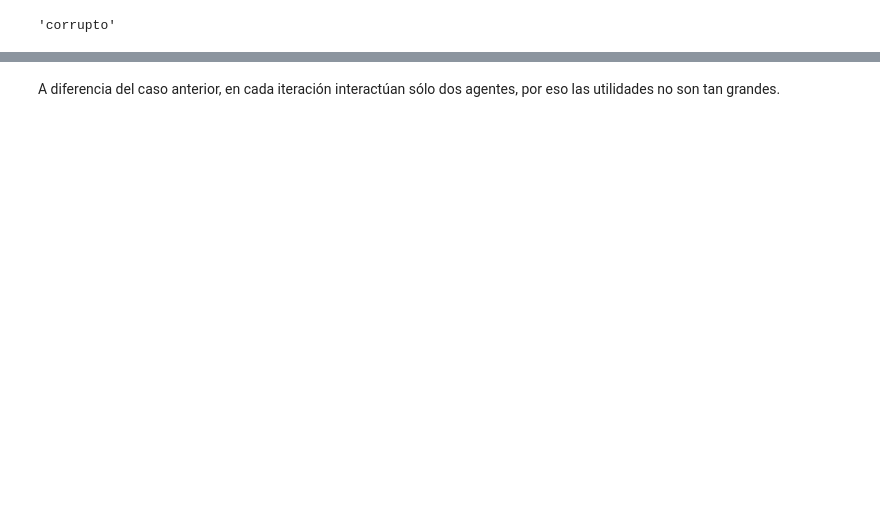
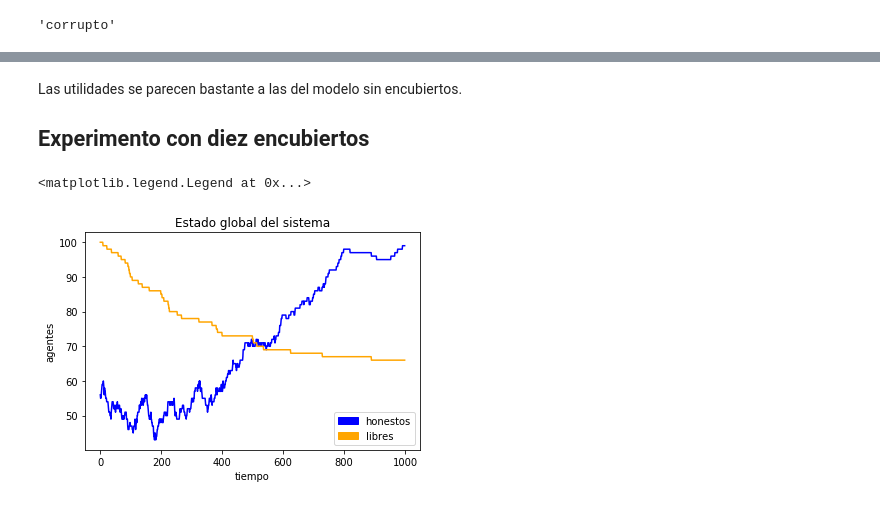
Before and after one commit to rgarcia-herrera/complejidad, a Jupyter notebook: Honestos Encubiertos.ipynb, the cells around one changed output, grey strips where cells are left out. Saved outputs shown, nothing was run; the diff lists cells and outputs as text; code cells hidden in the pictures; blank space fills up the shorter version.

```diff
--- a/Honestos Encubiertos.ipynb
+++ b/Honestos Encubiertos.ipynb
@@ -252,2 +296,49 @@ Text(0,0.5,'utilidad')
-# %% [markdown]
-A diferencia del caso anterior, en cada iteración interactúan sólo dos agentes, por eso las utilidades no son tan grandes.
+# %% [markdown]
+Las utilidades se parecen bastante a las del modelo sin encubiertos.
+
+## Experimento con diez encubiertos
+# %%
+N = 100
+# diez encubiertos por cada 100
+encubiertos = 10
+iteraciones = 1000
+
+# creamos N agentes
+agentes = [Agente() for n in range(N)]
+
+# reclutamos encubiertos
+for n in range(encubiertos):
+    agentes[n].encubierto = True
+
+honestos = [0 for n in range(iteraciones)]
+u = [0 for n in range(iteraciones)]
+# para contar agentes no encarcelados en la población
+libres = [0 for n in range(iteraciones)]
+
+for t in range(iteraciones):
+
+    # interactua un par cualquiera
+    A, B = random.sample(agentes, 2)
+
+    A.actualiza_estado()
+    B.actualiza_estado()
+    interaccion_vigilada(A, B)
+
+    # cuenta por estado
+    honestos[t] = len([a for a in agentes if a.estado == 'honesto'])
+    u[t] = [a.utilidad for a in agentes]
+    libres[t] = len([a for a in agentes if a.encarcelado == False])
+
+
+plt.plot(honestos, color='blue')
+plt.plot(libres, color='orange')
+plt.title('Estado global del sistema')
+plt.xlabel('tiempo')
+plt.ylabel('agentes')
+import matplotlib.patches as mpatches
+blue_patch = mpatches.Patch(color='blue', label='honestos')
+orange_patch = mpatches.Patch(color='orange', label='libres')
+plt.legend(handles=[blue_patch, orange_patch])
+# %% [output]
+<matplotlib.legend.Legend at 0x...>
+[figure, added]
```
Also changed, not shown: parts of 24 cells of this notebook.
